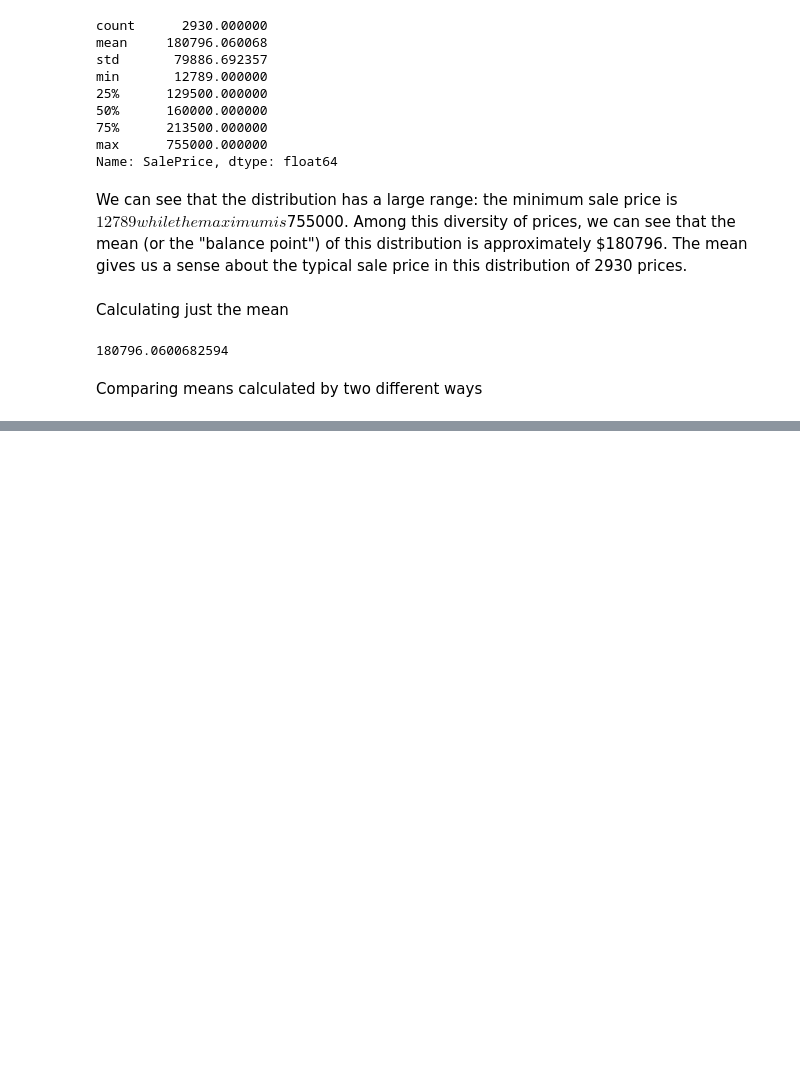
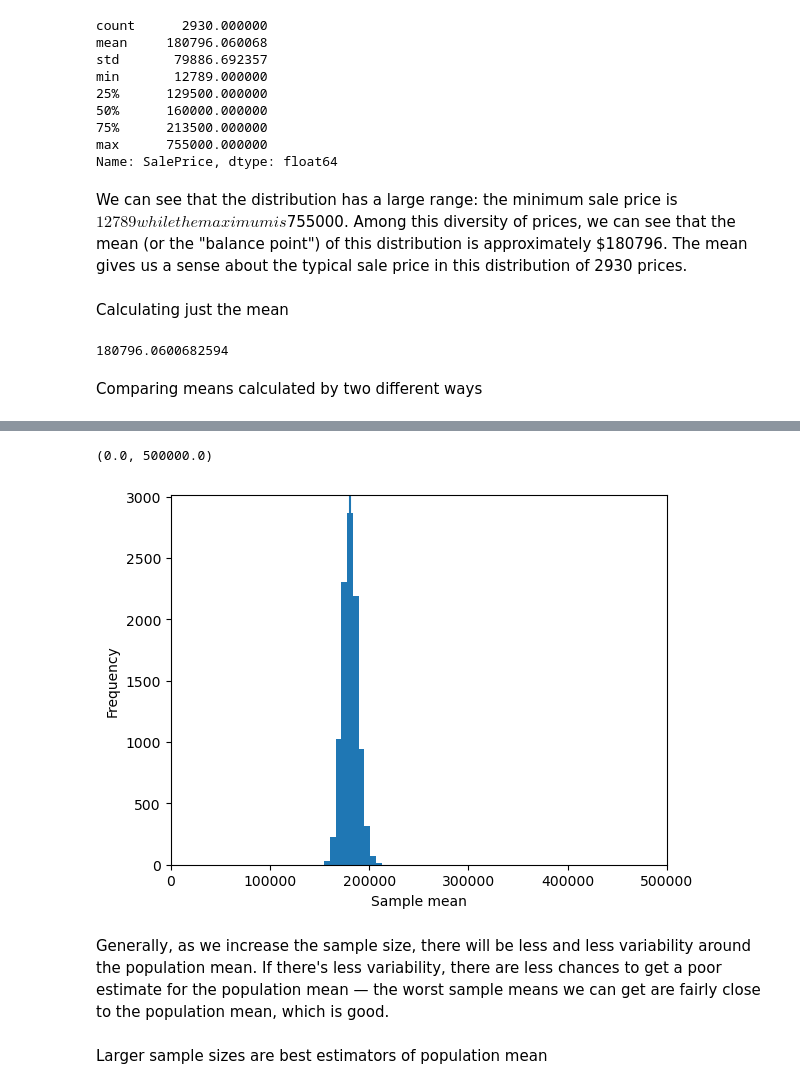
Before and after one commit to castobary/statistics, a Jupyter notebook: 06_module.ipynb, the cells around one changed output, grey strips where cells are left out. Drawn from its saved outputs; the diff is of its cells as text; code cells hidden in the pictures; blank space fills up the shorter version.

```diff
--- a/06_module.ipynb
+++ b/06_module.ipynb
@@ -179,0 +224,19 @@ plt.ylabel('Sampling error')
+# %%
+means = []
+
+for i in range(10000):
+    sample = houses['SalePrice'].sample(100, random_state=i)
+    means.append(sample.mean())
+
+plt.hist(means)
+plt.axvline(houses['SalePrice'].mean())
+plt.xlabel('Sample mean')
+plt.ylabel('Frequency')
+plt.xlim(0,500000)
+# %% [output]
+(0.0, 500000.0)
+[figure, added]
+# %% [markdown]
+Generally, as we increase the sample size, there will be less and less variability around the population mean. If there's less variability, there are less chances to get a poor estimate for the population mean — the worst sample means we can get are fairly close to the population mean, which is good.
+# %% [markdown]
+Larger sample sizes are best estimators of population mean
```
Also changed, not shown: parts of 18 cells of this notebook, 3 other files.
